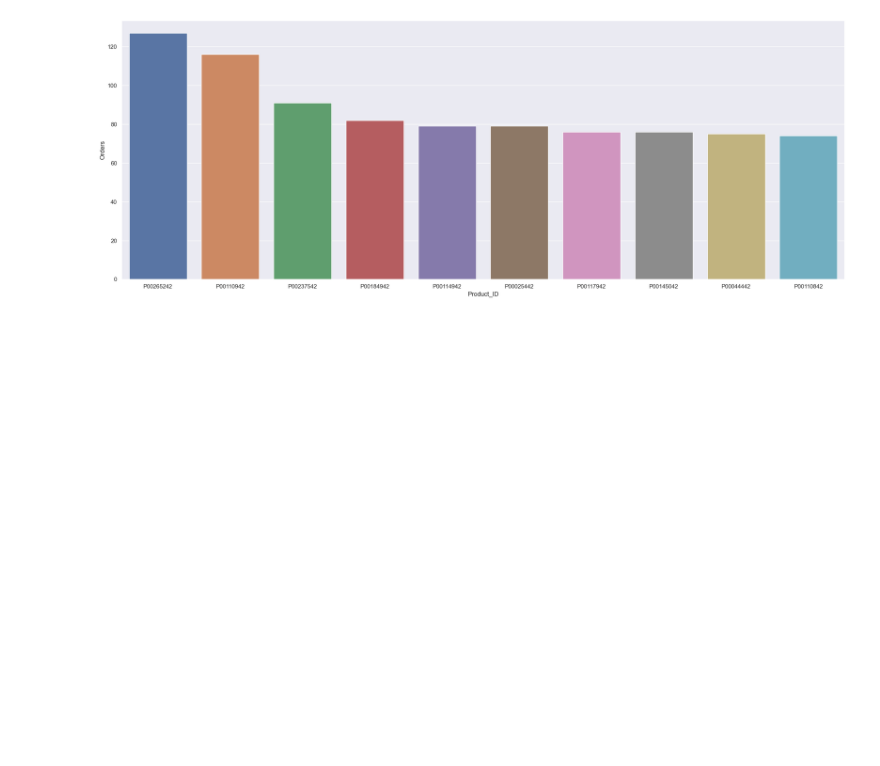
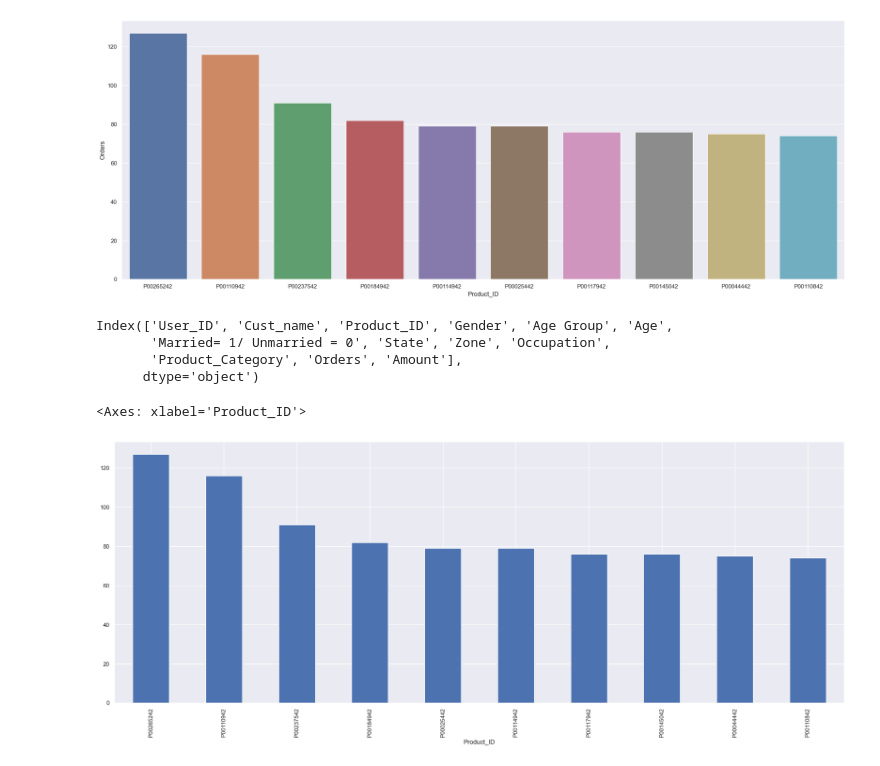
Before and after one commit to Manoj-Ghosh/Sales_Analysis_Project, a Jupyter notebook: Sales_Analysis.ipynb, the cells around one changed output. Saved outputs shown, nothing was run; the diff lists cells and outputs as text; code cells hidden in the pictures; blank space fills up the shorter version.

```diff
--- a/Sales_Analysis.ipynb
+++ b/Sales_Analysis.ipynb
@@ -476,3 +476,15 @@ sns.barplot(x = 'Product_ID', y = 'Orders', data = sales_data)
 # %% [output]
 <Axes: xlabel='Product_ID', ylabel='Orders'>
 [figure]
+# %%
+df.columns
+# %% [output]
+Index(['User_ID', 'Cust_name', 'Product_ID', 'Gender', 'Age Group', 'Age',
+       'Married= 1/ Unmarried = 0', 'State', 'Zone', 'Occupation',
+       'Product_Category', 'Orders', 'Amount'],
+      dtype='object')
+# %%
+df.groupby(['Product_ID'])['Orders'].sum().nlargest(10).sort_values(ascending=False).plot(kind='bar')
+# %% [output]
+<Axes: xlabel='Product_ID'>
+[figure, added]
```
Also changed, not shown: parts of 2 cells of this notebook.
